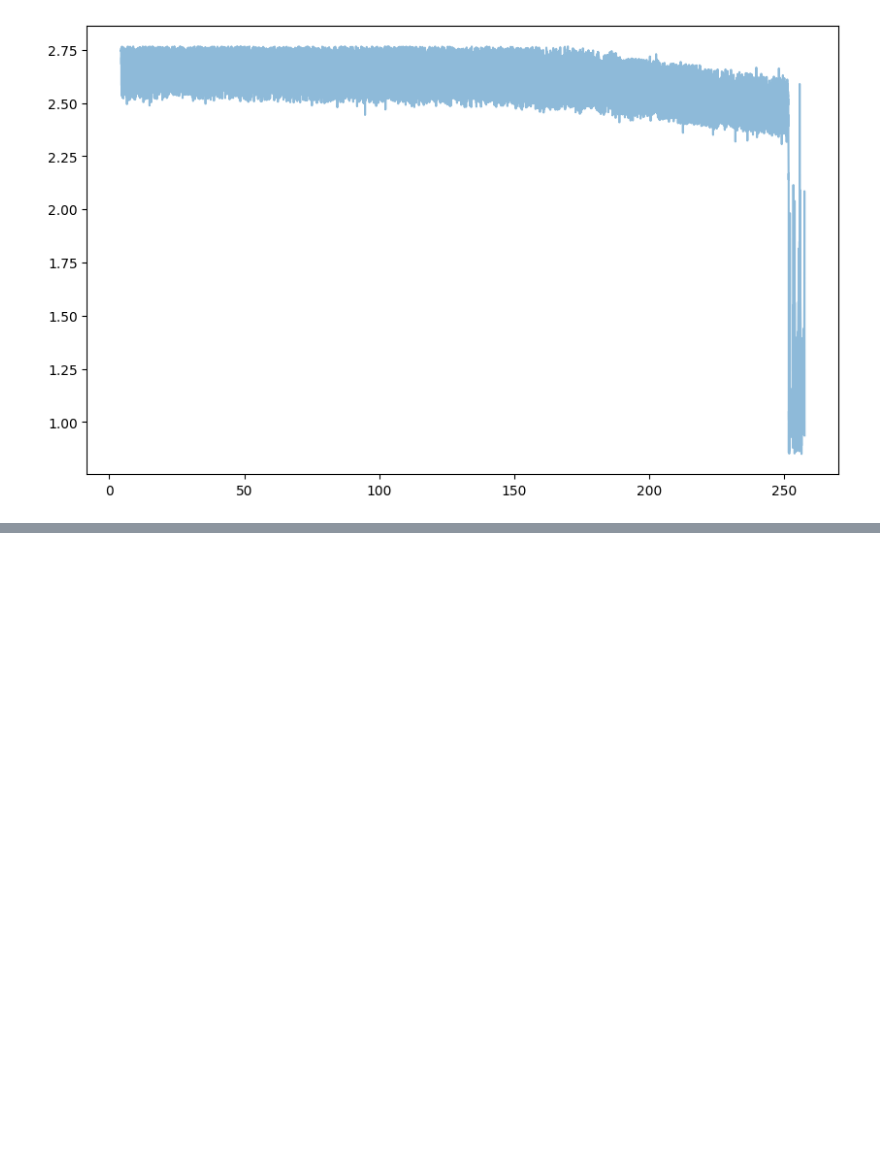
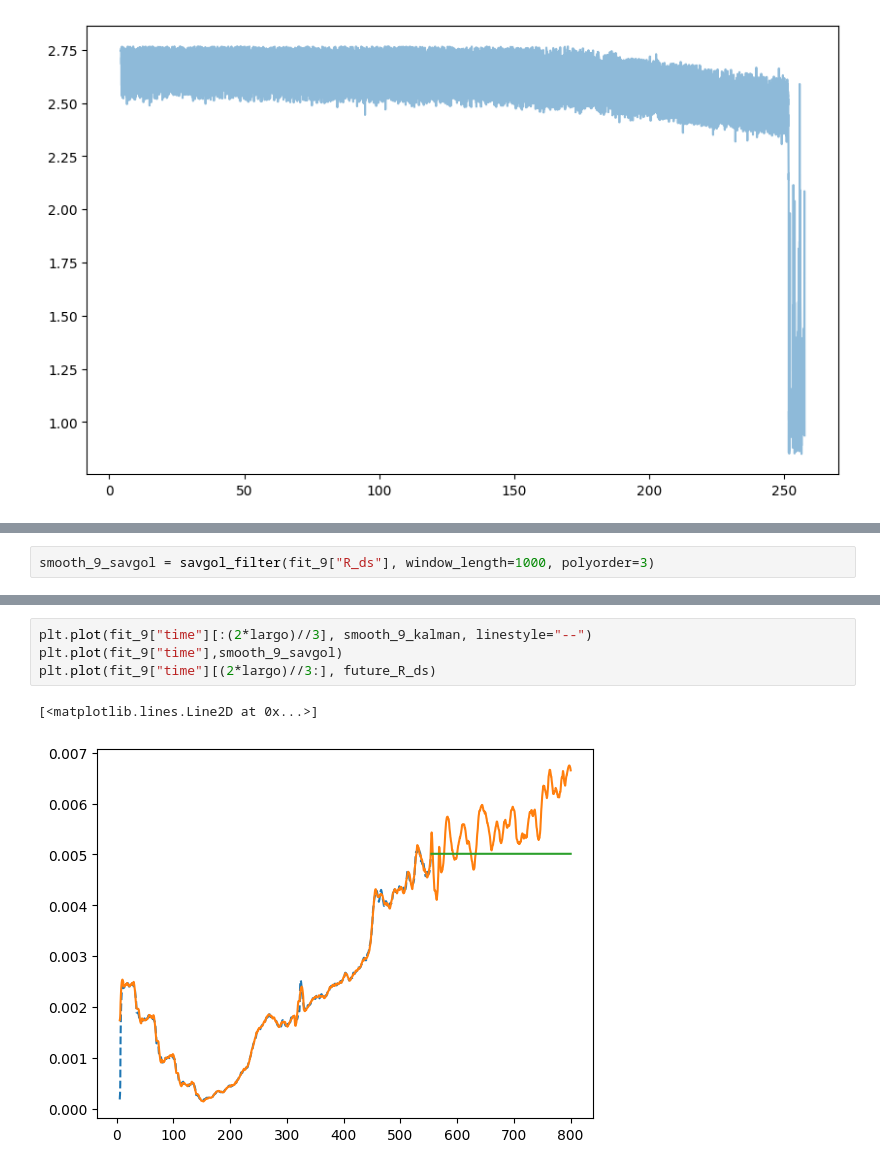
Before and after one commit to JoseUfre/Proyecto-Monitoreo-de-Condicion-2025-1, a Jupyter notebook: Lectura_datos.ipynb, the cells around one changed output, grey strips where cells are left out. Saved outputs shown, nothing was run; the diff lists cells and outputs as text; blank space fills up the shorter version.

```diff
--- a/Lectura_datos.ipynb
+++ b/Lectura_datos.ipynb
@@ -183,0 +179,2 @@ plt.show()
+# %%
+smooth_9_savgol = savgol_filter(fit_9["R_ds"], window_length=1000, polyorder=3)
@@ -183,0 +229,7 @@ plt.show()
+# %%
+plt.plot(fit_9["time"][:(2*largo)//3], smooth_9_kalman, linestyle="--")
+plt.plot(fit_9["time"],smooth_9_savgol)
+plt.plot(fit_9["time"][(2*largo)//3:], future_R_ds)
+# %% [output]
+[<matplotlib.lines.Line2D at 0x...>]
+[figure, added]
```
Also changed, not shown: parts of 16 cells of this notebook.
